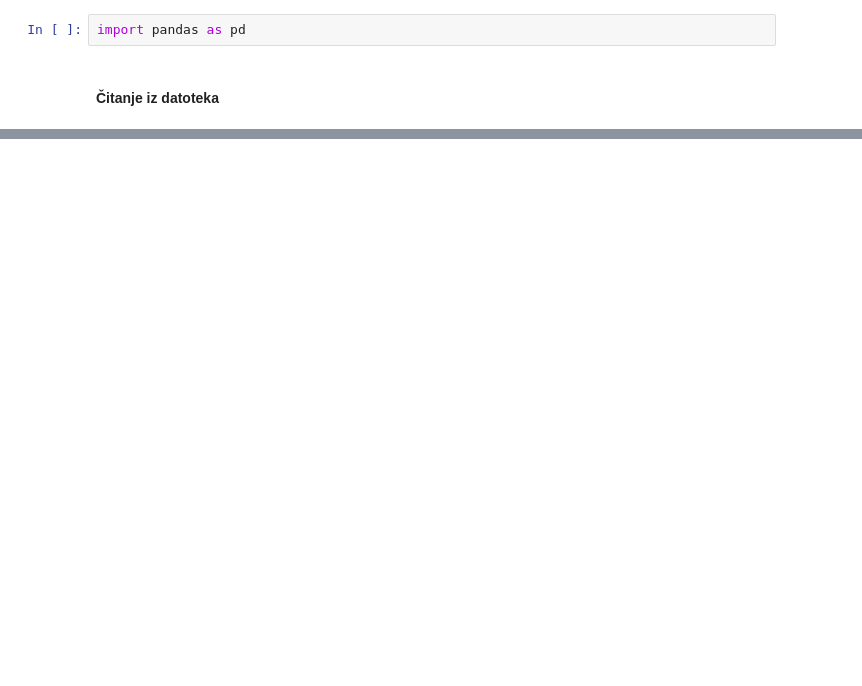
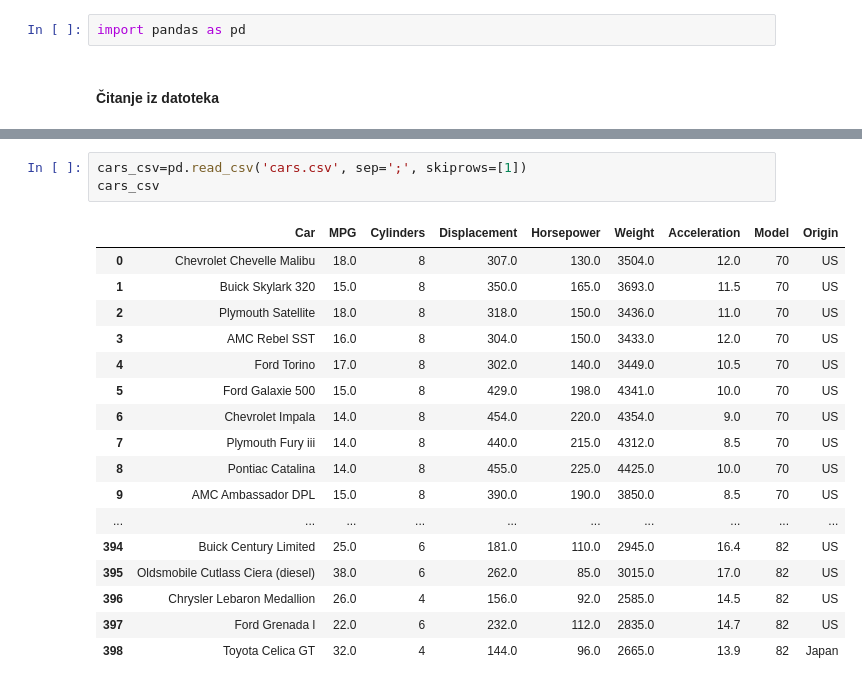
Before and after one commit to alg-ekipa/dev_26Nov2022, a Jupyter notebook: 2_USERS/smsalo/private/Module_5/Pandas/Pandas_4.ipynb, the cells around one changed output, grey strips where cells are left out. Saved outputs shown, nothing was run; the diff lists cells and outputs as text; blank space fills up the shorter version.

```diff
--- a/2_USERS/smsalo/private/Module_5/Pandas/Pandas_4.ipynb
+++ b/2_USERS/smsalo/private/Module_5/Pandas/Pandas_4.ipynb
@@ -26,0 +110,21 @@ cars_csv
+# %%
+cars_csv=pd.read_csv('cars.csv', sep=';', skiprows=[1])
+cars_csv
+# %% [output]
+|  | Car | MPG | Cylinders | Displacement | Horsepower | Weight | Acceleration | Model | Origin |
+| 0 | Chevrolet Chevelle Malibu | 18.0 | 8 | 307.0 | 130.0 | 3504.0 | 12.0 | 70 | US |
+| 1 | Buick Skylark 320 | 15.0 | 8 | 350.0 | 165.0 | 3693.0 | 11.5 | 70 | US |
+| 2 | Plymouth Satellite | 18.0 | 8 | 318.0 | 150.0 | 3436.0 | 11.0 | 70 | US |
+| 3 | AMC Rebel SST | 16.0 | 8 | 304.0 | 150.0 | 3433.0 | 12.0 | 70 | US |
+| 4 | Ford Torino | 17.0 | 8 | 302.0 | 140.0 | 3449.0 | 10.5 | 70 | US |
+| 5 | Ford Galaxie 500 | 15.0 | 8 | 429.0 | 198.0 | 4341.0 | 10.0 | 70 | US |
+| 6 | Chevrolet Impala | 14.0 | 8 | 454.0 | 220.0 | 4354.0 | 9.0 | 70 | US |
+| 7 | Plymouth Fury iii | 14.0 | 8 | 440.0 | 215.0 | 4312.0 | 8.5 | 70 | US |
+| 8 | Pontiac Catalina | 14.0 | 8 | 455.0 | 225.0 | 4425.0 | 10.0 | 70 | US |
+| 9 | AMC Ambassador DPL | 15.0 | 8 | 390.0 | 190.0 | 3850.0 | 8.5 | 70 | US |
+| ... | ... | ... | ... | ... | ... | ... | ... | ... | ... |
+| 394 | Buick Century Limited | 25.0 | 6 | 181.0 | 110.0 | 2945.0 | 16.4 | 82 | US |
+| 395 | Oldsmobile Cutlass Ciera (diesel) | 38.0 | 6 | 262.0 | 85.0 | 3015.0 | 17.0 | 82 | US |
+| 396 | Chrysler Lebaron Medallion | 26.0 | 4 | 156.0 | 92.0 | 2585.0 | 14.5 | 82 | US |
+| 397 | Ford Grenada l | 22.0 | 6 | 232.0 | 112.0 | 2835.0 | 14.7 | 82 | US |
+| 398 | Toyota Celica GT | 32.0 | 4 | 144.0 | 96.0 | 2665.0 | 13.9 | 82 | Japan |
```
Also changed, not shown: parts of 19 cells of this notebook, 2 other files.
